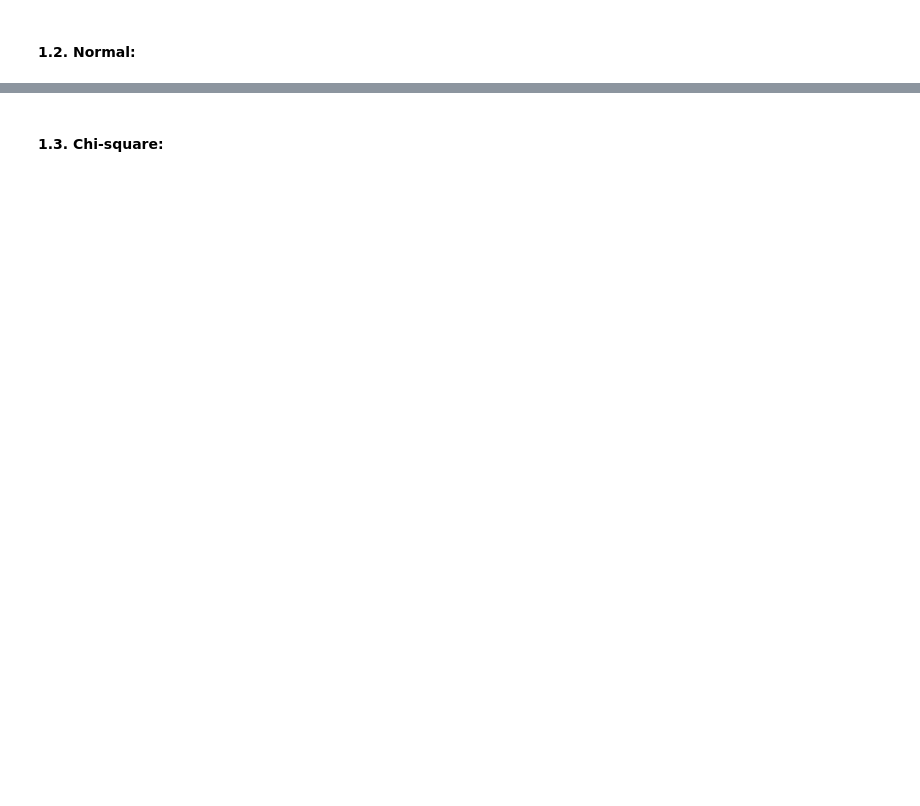
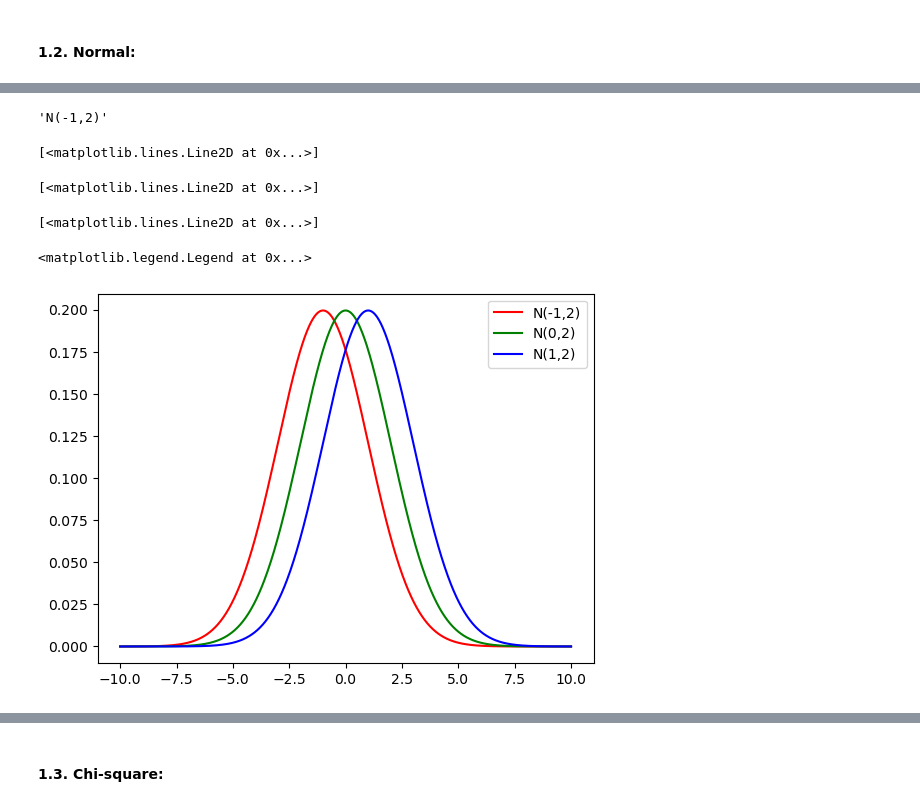
Before and after one commit to snovaisg/batch6-students, a Jupyter notebook: Probability and Statistics/Examples/ex_0202.ipynb, the cells around one changed output, grey strips where cells are left out. Cells and saved outputs as stored; diff of their text form; code cells hidden in the pictures; blank space fills up the shorter version.

```diff
--- a/Probability and Statistics/Examples/ex_0202.ipynb
+++ b/Probability and Statistics/Examples/ex_0202.ipynb
@@ -77,14 +111,24 @@ plt.show()
+# %%
+f'N({mu_1},{sigma})'
+# %% [output]
+'N(-1,2)'
 # %%
 # The location parameter mu.
 x=np.linspace(-10,+10,1000)
 sigma=2
 mu_1 = -1
 mu_2 = 0
 mu_3 = +1
-plt.plot(x, st.norm.pdf(x,loc=mu_1,scale=sigma),color='red')
-plt.plot(x, st.norm.pdf(x,loc=mu_2,scale=sigma),color='green')
-plt.plot(x, st.norm.pdf(x,loc=mu_3,scale=sigma),color='blue')
-plt.show()
+plt.plot(x, st.norm.pdf(x,loc=mu_1,scale=sigma),color='red', label=f'N({mu_1},{sigma})')
+plt.plot(x, st.norm.pdf(x,loc=mu_2,scale=sigma),color='green', label=f'N({mu_2},{sigma})')
+plt.plot(x, st.norm.pdf(x,loc=mu_3,scale=sigma),color='blue', label=f'N({mu_3},{sigma})')
+plt.legend()
+# %% [output]
+[<matplotlib.lines.Line2D at 0x...>]
+[<matplotlib.lines.Line2D at 0x...>]
+[<matplotlib.lines.Line2D at 0x...>]
+<matplotlib.legend.Legend at 0x...>
+[figure, added]
 # %%
 # The shape parameter sigma.
 x=np.linspace(-10,+10,1000)
```
Also changed, not shown: parts of 24 cells of this notebook, 1 other file.
